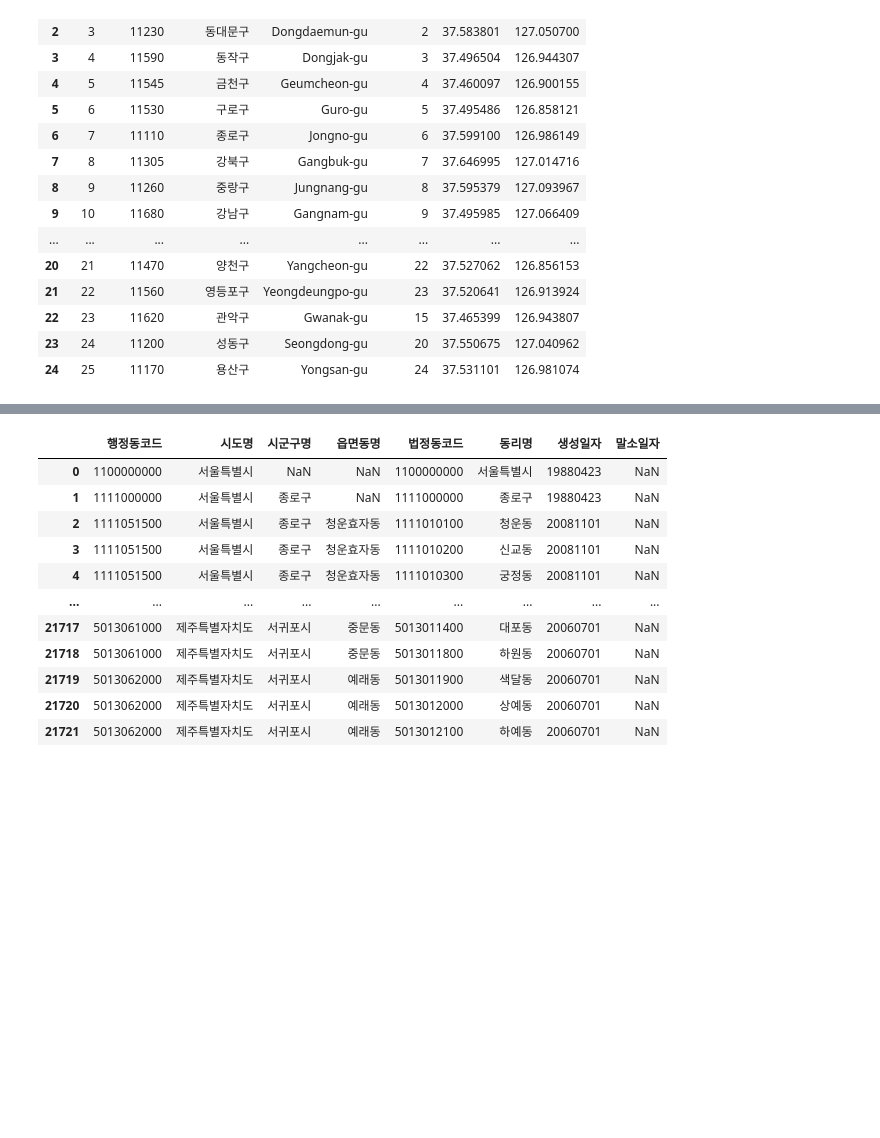
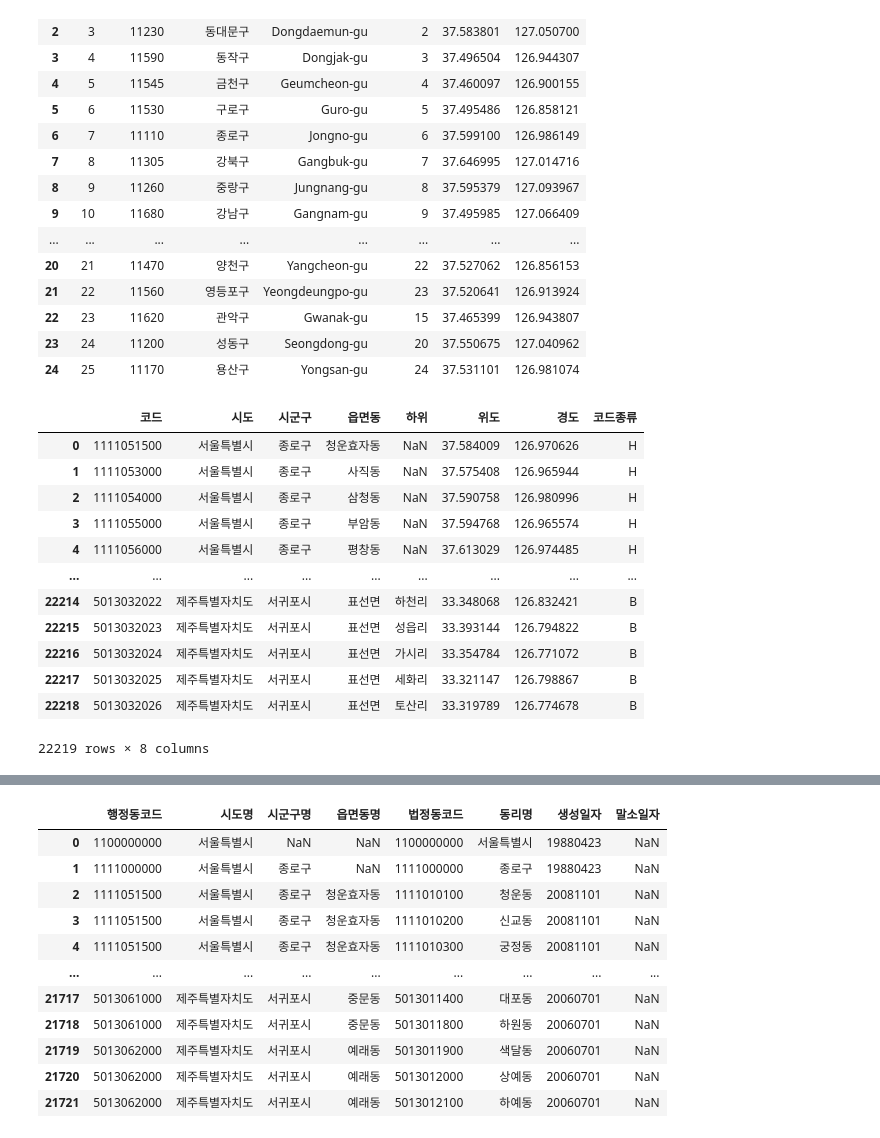
Before and after one commit to gyuholee94/seoul_contest, a Jupyter notebook: Gyuho.ipynb, the cells around one changed output, grey strips where cells are left out. Saved outputs shown, nothing was run; the diff lists cells and outputs as text; code cells hidden in the pictures; blank space fills up the shorter version.

```diff
--- a/Gyuho.ipynb
+++ b/Gyuho.ipynb
@@ -66,24 +66,21 @@ Requirement already satisfied: haversine in c:\anaconda3\lib\site-packages (2.3.
 ###필요한 데이터 불러오기
 #대중교통-버스정류소
 bus = pd.read_excel(r'C:\Users\이규호\NLP\github\seoul_contest\data\서울시버스정류소좌표데이터(2020.03.06).xlsx', encoding='cp949')
+#대중교통-지하철
+sub = pd.read_excel(r'C:\Users\이규호\NLP\github\seoul_contest\data\서울교통공사 역별 주소 현황 및 전화번호(구주소).xlsx', encoding='cp949')
 #공원
 park = pd.read_csv(r'C:\Users\이규호\NLP\github\seoul_contest\data\서울시 주요 공원현황.csv', encoding='cp949')
 #박물관
 museum = pd.read_csv(r'C:\Users\이규호\NLP\github\seoul_contest\data\서울특별시_박물관미술관정보_20180821.csv', encoding='cp949')
 #도서관
 lib = pd.read_csv(r'C:\Users\이규호\NLP\github\seoul_contest\data\전국도서관표준데이터.csv', encoding='cp949')
-
-###없는데이터 목록
 #체육시설-하은이 기다려야함
 # sports = pd.read_csv()
-#대중교통-지하철-못찾았었음(그나마1-4호선)
-sub = pd.read_excel(r'C:\Users\이규호\NLP\github\seoul_contest\data\서울교통공사 역별 주소 현황 및 전화번호(구주소).xlsx', encoding='cp949')
 
-###위치매핑등을 위해 동별 구분단위 불러오기
-#동사무소
-office = pd.read_csv(r'C:\Users\이규호\NLP\github\seoul_contest\data\전국공공시설개방정보표준데이터.csv', encoding='cp949')
 #구 좌표
 gu_loc = pd.read_csv(r'C:\Users\이규호\NLP\github\seoul_contest\data\서울시 행정구역 시군구 정보 (좌표계_ WGS1984).csv', encoding='cp949')
+#동 좌표
+dong_loc= pd.read_excel(r'C:\Users\이규호\NLP\github\seoul_contest\data\행정_법정동 중심좌표.xlsx', encoding='cp949')
 #행정동목록
 dong = pd.read_excel(r'C:\Users\이규호\NLP\github\seoul_contest\data\서울시_행정동_법정동_20200814.xlsx', encoding='cp949')
 # %% [markdown]
@@ -228,3 +205,19 @@ gu_loc
 | 22 | 23 | 11620 | 관악구 | Gwanak-gu | 15 | 37.465399 | 126.943807 |
 | 23 | 24 | 11200 | 성동구 | Seongdong-gu | 20 | 37.550675 | 127.040962 |
 | 24 | 25 | 11170 | 용산구 | Yongsan-gu | 24 | 37.531101 | 126.981074 |
+# %%
+dong_loc
+# %% [output]
+|  | 코드 | 시도 | 시군구 | 읍면동 | 하위 | 위도 | 경도 | 코드종류 |
+| 0 | 1111051500 | 서울특별시 | 종로구 | 청운효자동 | NaN | 37.584009 | 126.970626 | H |
+| 1 | 1111053000 | 서울특별시 | 종로구 | 사직동 | NaN | 37.575408 | 126.965944 | H |
+| 2 | 1111054000 | 서울특별시 | 종로구 | 삼청동 | NaN | 37.590758 | 126.980996 | H |
+| 3 | 1111055000 | 서울특별시 | 종로구 | 부암동 | NaN | 37.594768 | 126.965574 | H |
+| 4 | 1111056000 | 서울특별시 | 종로구 | 평창동 | NaN | 37.613029 | 126.974485 | H |
+| ... | ... | ... | ... | ... | ... | ... | ... | ... |
+| 22214 | 5013032022 | 제주특별자치도 | 서귀포시 | 표선면 | 하천리 | 33.348068 | 126.832421 | B |
+| 22215 | 5013032023 | 제주특별자치도 | 서귀포시 | 표선면 | 성읍리 | 33.393144 | 126.794822 | B |
+| 22216 | 5013032024 | 제주특별자치도 | 서귀포시 | 표선면 | 가시리 | 33.354784 | 126.771072 | B |
+| 22217 | 5013032025 | 제주특별자치도 | 서귀포시 | 표선면 | 세화리 | 33.321147 | 126.798867 | B |
+| 22218 | 5013032026 | 제주특별자치도 | 서귀포시 | 표선면 | 토산리 | 33.319789 | 126.774678 | B |
+22219 rows × 8 columns
```
Also changed, not shown: parts of 73 cells of this notebook, 12 other files.
